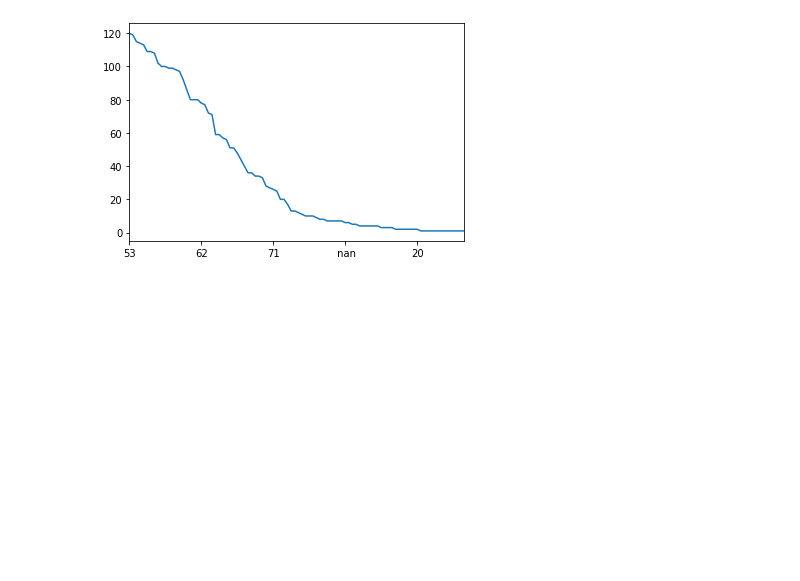
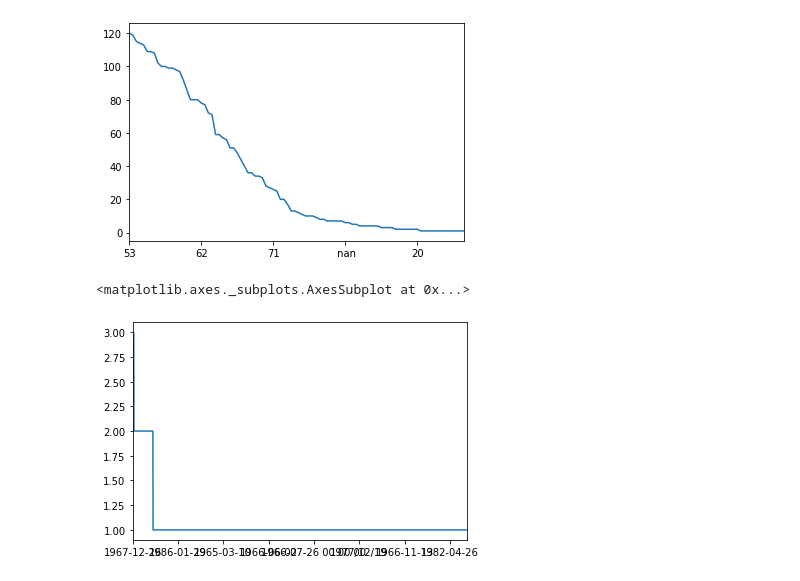
Before and after one commit to MCFreddie777/iau-project, a Jupyter notebook: personal.ipynb, the cells around one changed output. Drawn from its saved outputs; the diff is of its cells as text; code cells hidden in the pictures; blank space fills up the shorter version.

```diff
--- a/analyses.ipynb
+++ b/personal.ipynb
@@ -122,3 +123,8 @@ train_personal.age.value_counts().plot(kind='line')
 # %% [output]
 <matplotlib.axes._subplots.AxesSubplot at 0x...>
 [figure]
+# %%
+train_personal.date_of_birth.value_counts().plot(kind='line')
+# %% [output]
+<matplotlib.axes._subplots.AxesSubplot at 0x...>
+[figure, added]
```
Also changed, not shown: parts of 3 cells of this notebook, 1 other file.
